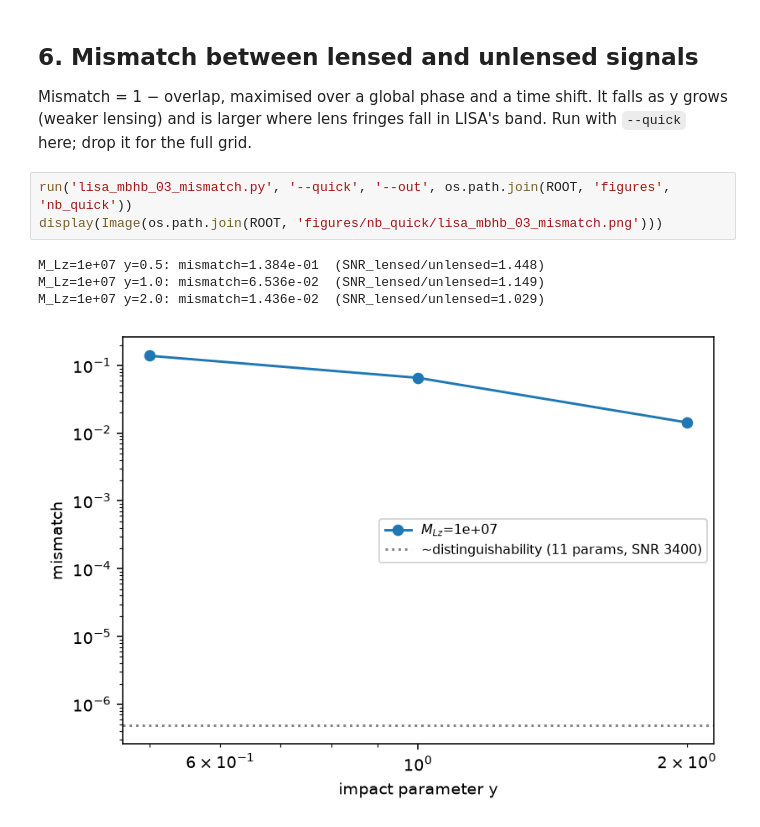
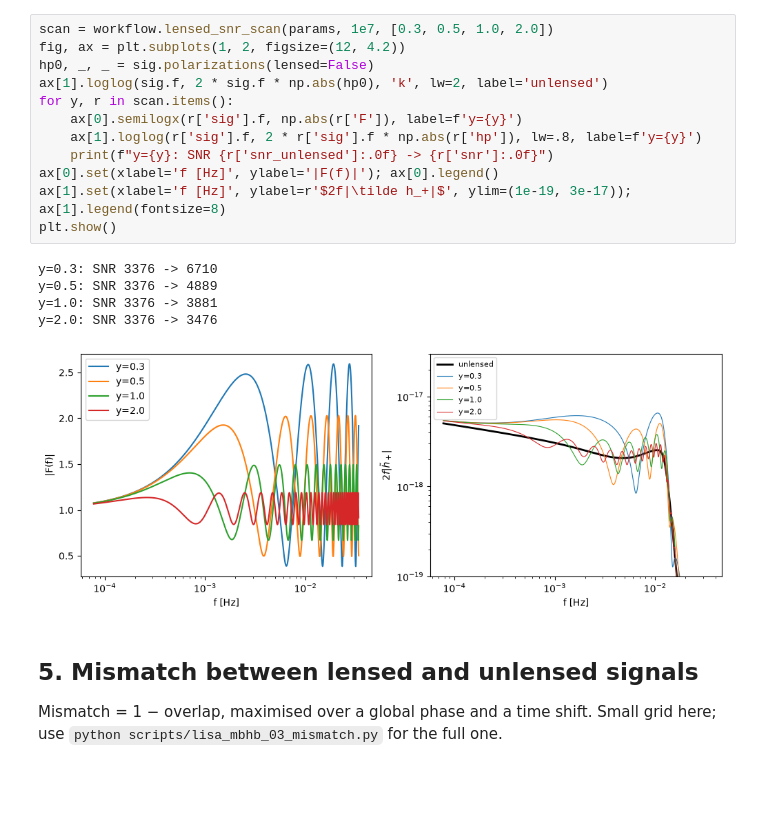
Before and after one commit to SSingh087/lisa-mbhb, a Jupyter notebook: Notebooks/lisa_mbhb_lensing.ipynb, the cells around one changed output. Saved outputs shown, nothing was run; the diff lists cells and outputs as text; blank space fills up the shorter version.

```diff
--- a/Notebooks/lisa_mbhb_lensing.ipynb
+++ b/Notebooks/lisa_mbhb_lensing.ipynb
@@ -54,12 +88,22 @@ M_Lz=1.0e+07 y=2.0: unlensed SNR=3376  lensed SNR=3476  ratio=1.029
+# %%
+scan = workflow.lensed_snr_scan(params, 1e7, [0.3, 0.5, 1.0, 2.0])
+fig, ax = plt.subplots(1, 2, figsize=(12, 4.2))
+hp0, _, _ = sig.polarizations(lensed=False)
+ax[1].loglog(sig.f, 2 * sig.f * np.abs(hp0), 'k', lw=2, label='unlensed')
+for y, r in scan.items():
+    ax[0].semilogx(r['sig'].f, np.abs(r['F']), label=f'y={y}')
+    ax[1].loglog(r['sig'].f, 2 * r['sig'].f * np.abs(r['hp']), lw=.8, label=f'y={y}')
+    print(f"y={y}: SNR {r['snr_unlensed']:.0f} -> {r['snr']:.0f}")
+ax[0].set(xlabel='f [Hz]', ylabel='|F(f)|'); ax[0].legend()
+ax[1].set(xlabel='f [Hz]', ylabel=r'$2f|\tilde h_+|$', ylim=(1e-19, 3e-17)); ax[1].legend(fontsize=8)
+plt.show()
+# %% [output]
+y=0.3: SNR 3376 -> 6710
+y=0.5: SNR 3376 -> 4889
+y=1.0: SNR 3376 -> 3881
+y=2.0: SNR 3376 -> 3476
+[figure, added]
 # %% [markdown]
-## 6. Mismatch between lensed and unlensed signals
-Mismatch = 1 − overlap, maximised over a global phase and a time shift. It falls as y grows (weaker lensing)
-and is larger where lens fringes fall in LISA's band. Run with `--quick` here; drop it for the full grid.
+## 5. Mismatch between lensed and unlensed signals
+Mismatch = 1 − overlap, maximised over a global phase and a time shift. Small grid here; use
+`python scripts/lisa_mbhb_03_mismatch.py` for the full one.
-# %%
-run('lisa_mbhb_03_mismatch.py', '--quick', '--out', os.path.join(ROOT, 'figures', 'nb_quick'))
-display(Image(os.path.join(ROOT, 'figures/nb_quick/lisa_mbhb_03_mismatch.png')))
-# %% [output]
-M_Lz=1e+07 y=0.5: mismatch=1.384e-01  (SNR_lensed/unlensed=1.448)
-M_Lz=1e+07 y=1.0: mismatch=6.536e-02  (SNR_lensed/unlensed=1.149)
-M_Lz=1e+07 y=2.0: mismatch=1.436e-02  (SNR_lensed/unlensed=1.029)
-[figure, removed]
```
Also changed, not shown: parts of 20 cells of this notebook, 6 other files.
